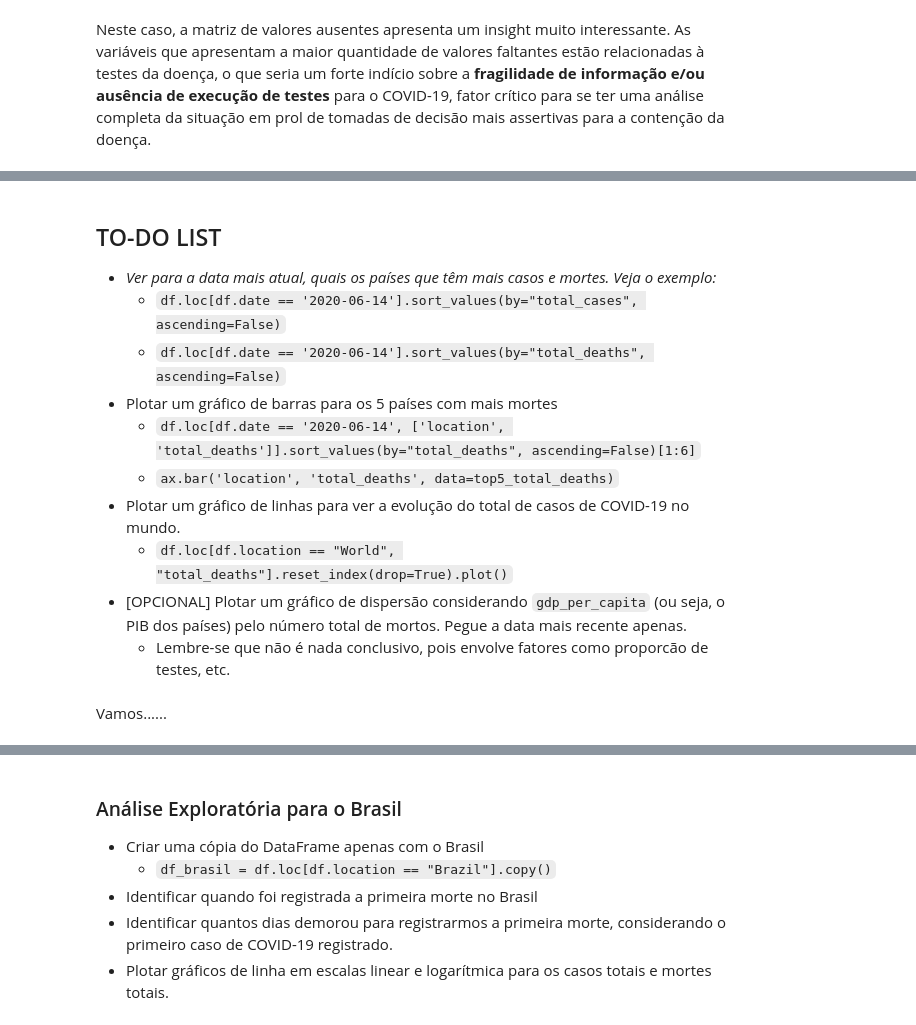
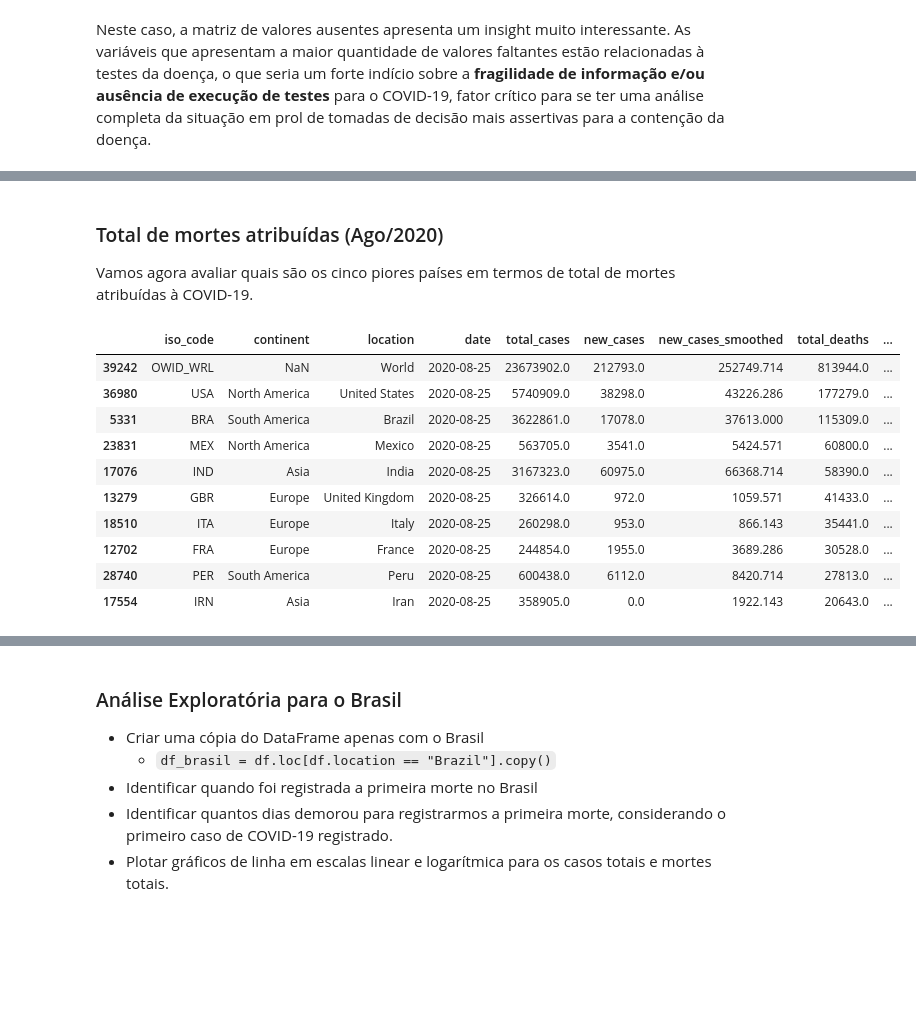
Before and after one commit to caiobmbr/datascience-projects, a Jupyter notebook: Panorama_do_COVID_19_no_Brasil.ipynb, the cells around one changed output, grey strips where cells are left out. Saved outputs shown, nothing was run; the diff lists cells and outputs as text; code cells hidden in the pictures; blank space fills up the shorter version.

```diff
--- a/Panorama_do_COVID_19_no_Brasil.ipynb
+++ b/Panorama_do_COVID_19_no_Brasil.ipynb
@@ -194,15 +209,19 @@ No dia desta análise, 25 de Agosto de 2020, os três piores países em termos d
-# %% [markdown]
-## TO-DO LIST
-
-* *Ver para a data mais atual, quais os países que têm mais casos e mortes. Veja o exemplo:*
-    * `df.loc[df.date == '2020-06-14'].sort_values(by="total_cases", ascending=False)`
-    * `df.loc[df.date == '2020-06-14'].sort_values(by="total_deaths", ascending=False)`
-* Plotar um gráfico de barras para os 5 países com mais mortes
-    * `df.loc[df.date == '2020-06-14', ['location', 'total_deaths']].sort_values(by="total_deaths", ascending=False)[1:6]`
-    * `ax.bar('location', 'total_deaths', data=top5_total_deaths)`
-* Plotar um gráfico de linhas para ver a evolução do total de casos de COVID-19 no mundo.
-    * `df.loc[df.location == "World", "total_deaths"].reset_index(drop=True).plot()`
-* [OPCIONAL] Plotar um gráfico de dispersão considerando `gdp_per_capita` (ou seja, o PIB dos países) pelo número total de mortos. Pegue a data mais recente apenas.
-    * Lembre-se que não é nada conclusivo, pois envolve fatores como proporcão de testes, etc.
-# %% [markdown]
-Vamos......
+# %% [markdown]
+### Total de mortes atribuídas (Ago/2020)
+
+Vamos agora avaliar quais são os cinco piores países em termos de total de mortes atribuídas à COVID-19.
+# %%
+# avaliando quais são os cinco piores países em termos de total de mortes atribuídas
+df.loc[df.date == '2020-08-25'].sort_values(by="total_deaths", ascending=False).head(10)
+# %% [output]
+|  | iso_code | continent | location | date | total_cases | new_cases | new_cases_smoothed | total_deaths | ... |
+| 39242 | OWID_WRL | NaN | World | 2020-08-25 | 23673902.0 | 212793.0 | 252749.714 | 813944.0 | ... |
+| 36980 | USA | North America | United States | 2020-08-25 | 5740909.0 | 38298.0 | 43226.286 | 177279.0 | ... |
+| 5331 | BRA | South America | Brazil | 2020-08-25 | 3622861.0 | 17078.0 | 37613.000 | 115309.0 | ... |
+| 23831 | MEX | North America | Mexico | 2020-08-25 | 563705.0 | 3541.0 | 5424.571 | 60800.0 | ... |
+| 17076 | IND | Asia | India | 2020-08-25 | 3167323.0 | 60975.0 | 66368.714 | 58390.0 | ... |
+| 13279 | GBR | Europe | United Kingdom | 2020-08-25 | 326614.0 | 972.0 | 1059.571 | 41433.0 | ... |
+| 18510 | ITA | Europe | Italy | 2020-08-25 | 260298.0 | 953.0 | 866.143 | 35441.0 | ... |
+| 12702 | FRA | Europe | France | 2020-08-25 | 244854.0 | 1955.0 | 3689.286 | 30528.0 | ... |
+| 28740 | PER | South America | Peru | 2020-08-25 | 600438.0 | 6112.0 | 8420.714 | 27813.0 | ... |
+| 17554 | IRN | Asia | Iran | 2020-08-25 | 358905.0 | 0.0 | 1922.143 | 20643.0 | ... |
```
Also changed, not shown: parts of 9 cells of this notebook.
